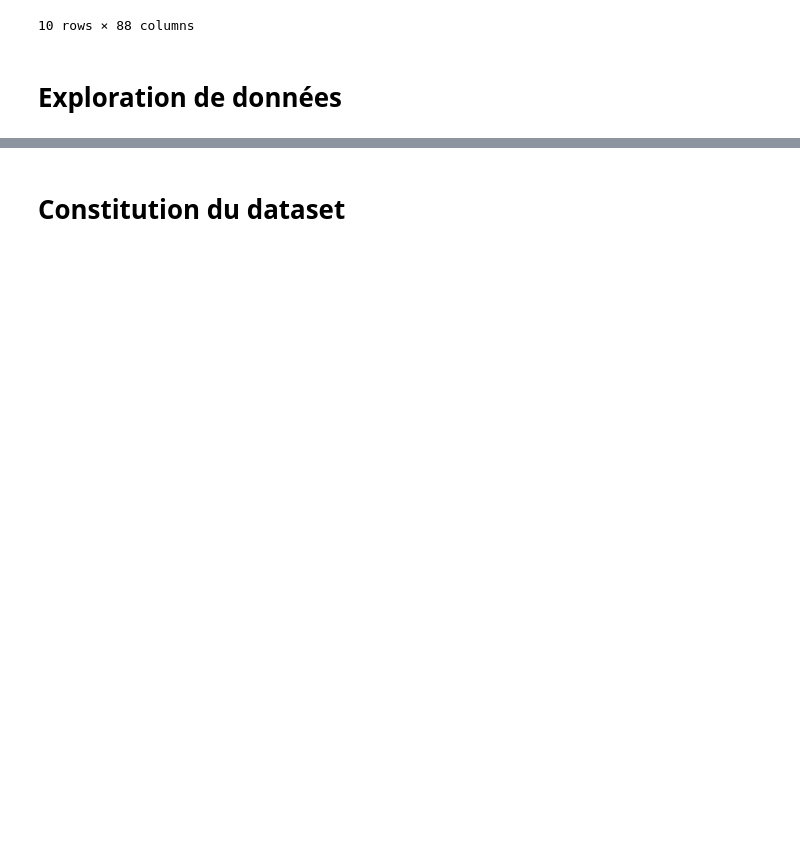
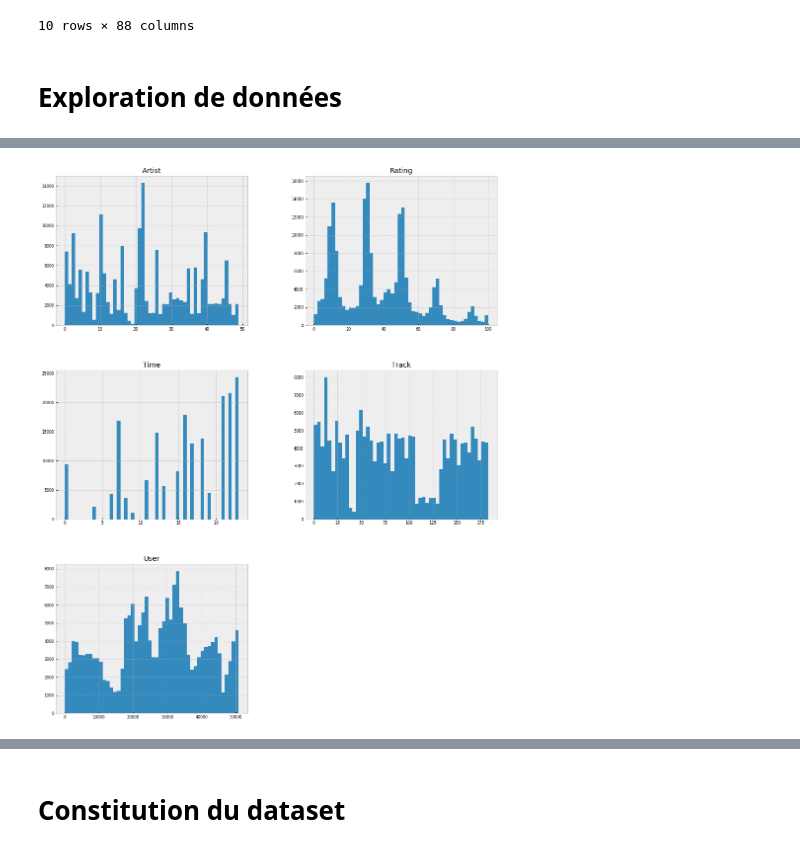
Before and after one commit to js-dev88/EMI-Music-Data-Science-Hackathon, a Jupyter notebook: EMI Music Data Science Hackathon.ipynb, the cells around one changed output, grey strips where cells are left out. Saved outputs shown, nothing was run; the diff lists cells and outputs as text; code cells hidden in the pictures; blank space fills up the shorter version.

```diff
--- a/EMI Music Data Science Hackathon.ipynb
+++ b/EMI Music Data Science Hackathon.ipynb
@@ -4,3 +1,14 @@ import csv
+# %%
+import pandas as pd
+import csv
+import seaborn as sns
+import matplotlib.pyplot as plt
+import math
+import numpy as np
+import category_encoders as ce
+%matplotlib inline
+
+plt.style.use('bmh')
 # %% [markdown]
 # Chargement des datasets
 # %%
@@ -90,0 +170,6 @@ words.head(10)
+# %%
+# Répartition des valeurs numériques - Train
+train_num = train.select_dtypes(include = ['int64'])
+train_num.hist(figsize=(16, 20), bins=50, xlabelsize=8, ylabelsize=8);
+# %% [output]
+[figure, added]
```
Also changed, not shown: parts of 53 cells of this notebook.
